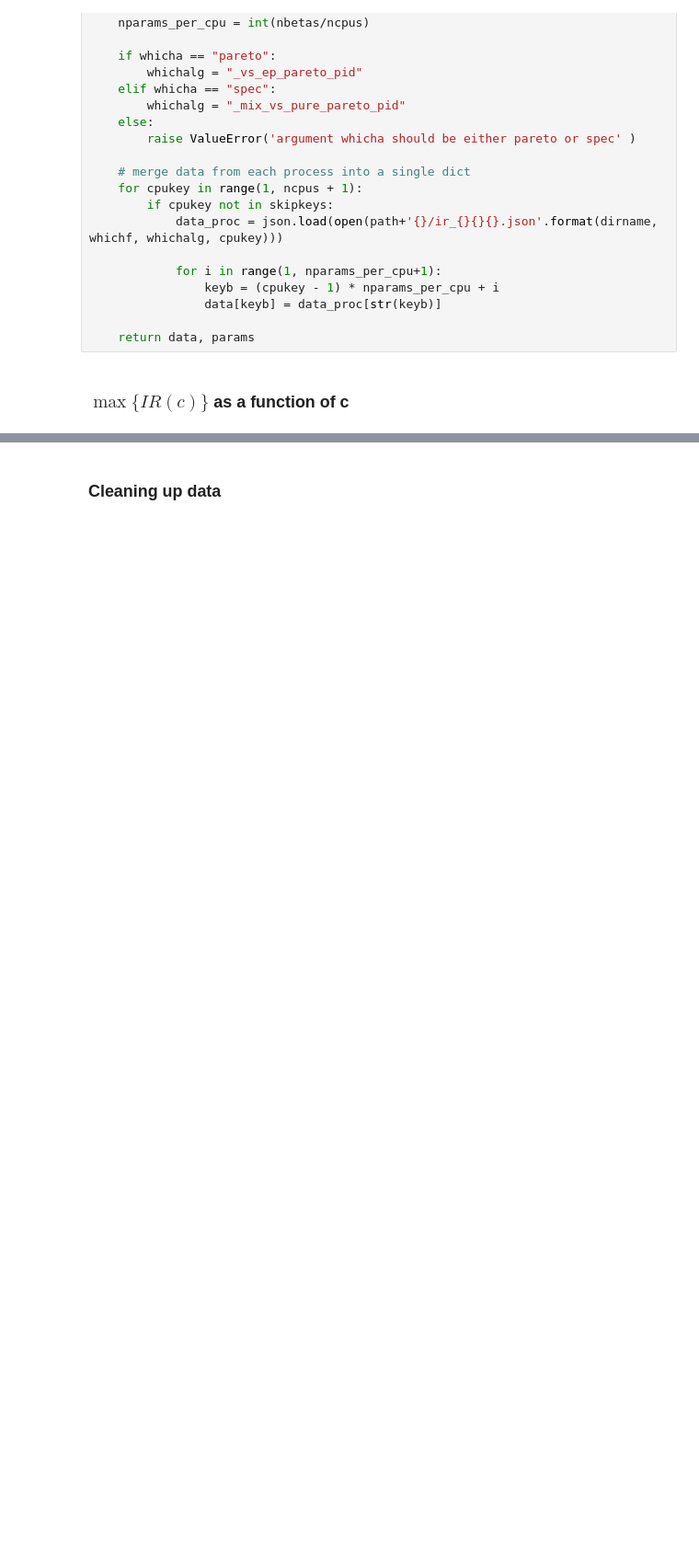
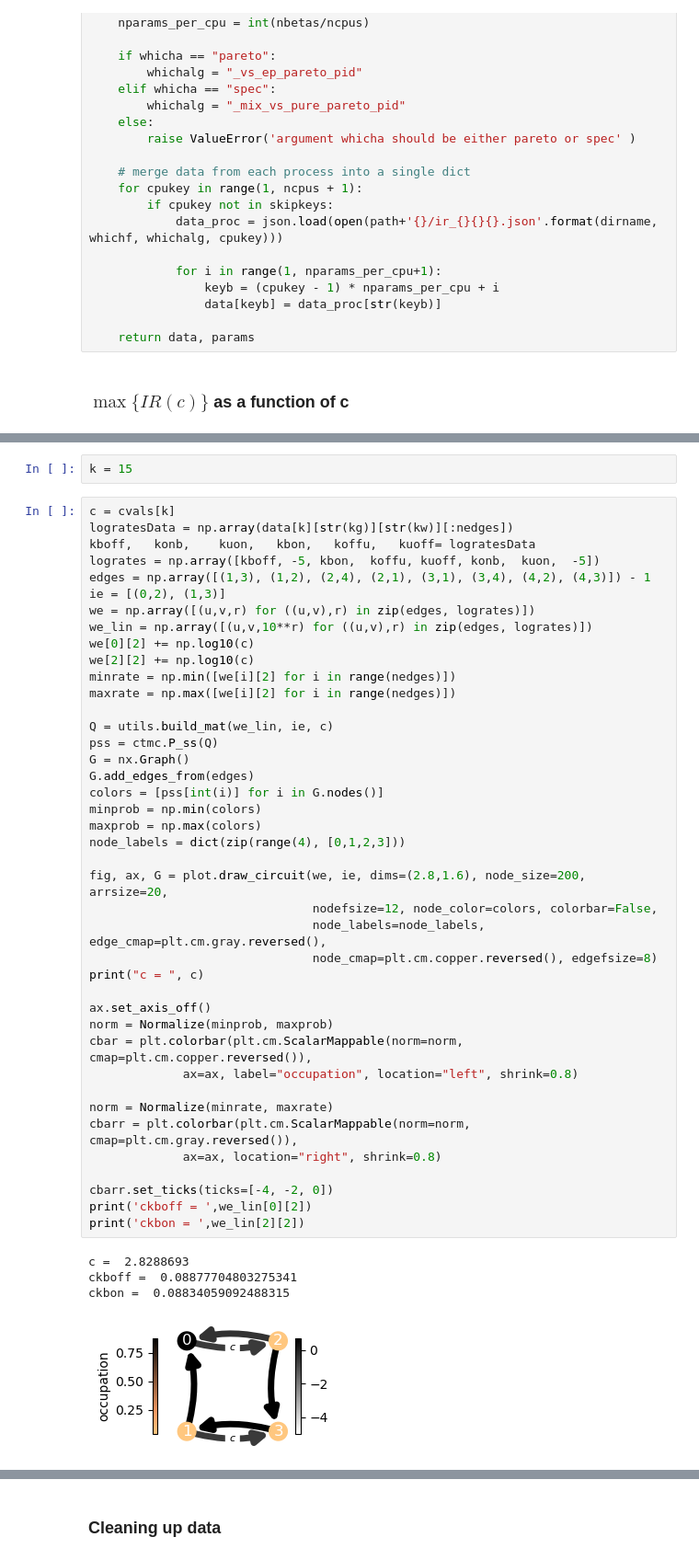
Before and after one commit to ta-rekt/LLROpt.jl, a Jupyter notebook: development.ipynb, the cells around one changed output, grey strips where cells are left out. Shown at 92% size. Cells and saved outputs as stored; diff of their text form; blank space fills up the shorter version.

Commit message:
killed konu and everything seems to work with decoy circuits

```diff
--- a/development.ipynb
+++ b/development.ipynb
@@ -6035,3 +6040,51 @@ w:  10.0
+# %%
+k = 15
+# %%
+c = cvals[k]
+logratesData = np.array(data[k][str(kg)][str(kw)][:nedges])
+kboff,   konb,    kuon,   kbon,   koffu,   kuoff= logratesData
+logrates = np.array([kboff, -5, kbon,  koffu, kuoff, konb,  kuon,  -5])
+edges = np.array([(1,3), (1,2), (2,4), (2,1), (3,1), (3,4), (4,2), (4,3)]) - 1
+ie = [(0,2), (1,3)]
+we = np.array([(u,v,r) for ((u,v),r) in zip(edges, logrates)])
+we_lin = np.array([(u,v,10**r) for ((u,v),r) in zip(edges, logrates)])
+we[0][2] += np.log10(c)
+we[2][2] += np.log10(c)
+minrate = np.min([we[i][2] for i in range(nedges)])
+maxrate = np.max([we[i][2] for i in range(nedges)])
+
+Q = utils.build_mat(we_lin, ie, c)
+pss = ctmc.P_ss(Q)
+G = nx.Graph()
+G.add_edges_from(edges)
+colors = [pss[int(i)] for i in G.nodes()]
+minprob = np.min(colors)
+maxprob = np.max(colors)
+node_labels = dict(zip(range(4), [0,1,2,3]))
+
+fig, ax, G = plot.draw_circuit(we, ie, dims=(2.8,1.6), node_size=200, arrsize=20,
+                               nodefsize=12, node_color=colors, colorbar=False,
+                               node_labels=node_labels, edge_cmap=plt.cm.gray.reversed(),
+                               node_cmap=plt.cm.copper.reversed(), edgefsize=8)
+print("c = ", c)
+
+ax.set_axis_off()
+norm = Normalize(minprob, maxprob)
+cbar = plt.colorbar(plt.cm.ScalarMappable(norm=norm, cmap=plt.cm.copper.reversed()),
+             ax=ax, label="occupation", location="left", shrink=0.8)
+
+norm = Normalize(minrate, maxrate)
+cbarr = plt.colorbar(plt.cm.ScalarMappable(norm=norm, cmap=plt.cm.gray.reversed()),
+             ax=ax, location="right", shrink=0.8)
+
+cbarr.set_ticks(ticks=[-4, -2, 0])
+print('ckboff = ',we_lin[0][2])
+print('ckbon = ',we_lin[2][2])
+# %% [output]
+c =  2.8288693
+ckboff =  0.08877704803275341
+ckbon =  0.08834059092488315
+[figure, added]
 # %%
 ftot = irvals_acc
 fon = ionvals
```
Also changed, not shown: parts of 5 cells of this notebook, 11 other files.
